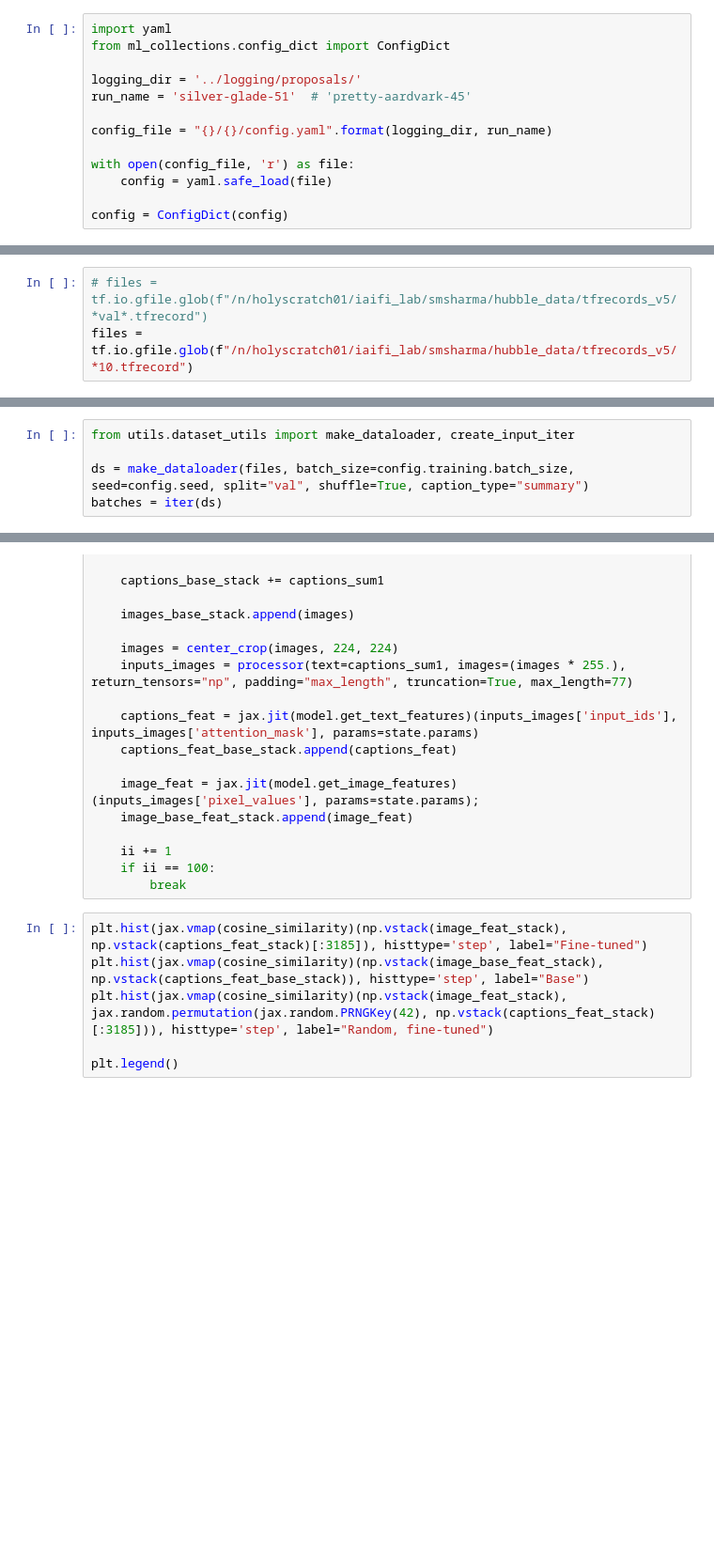
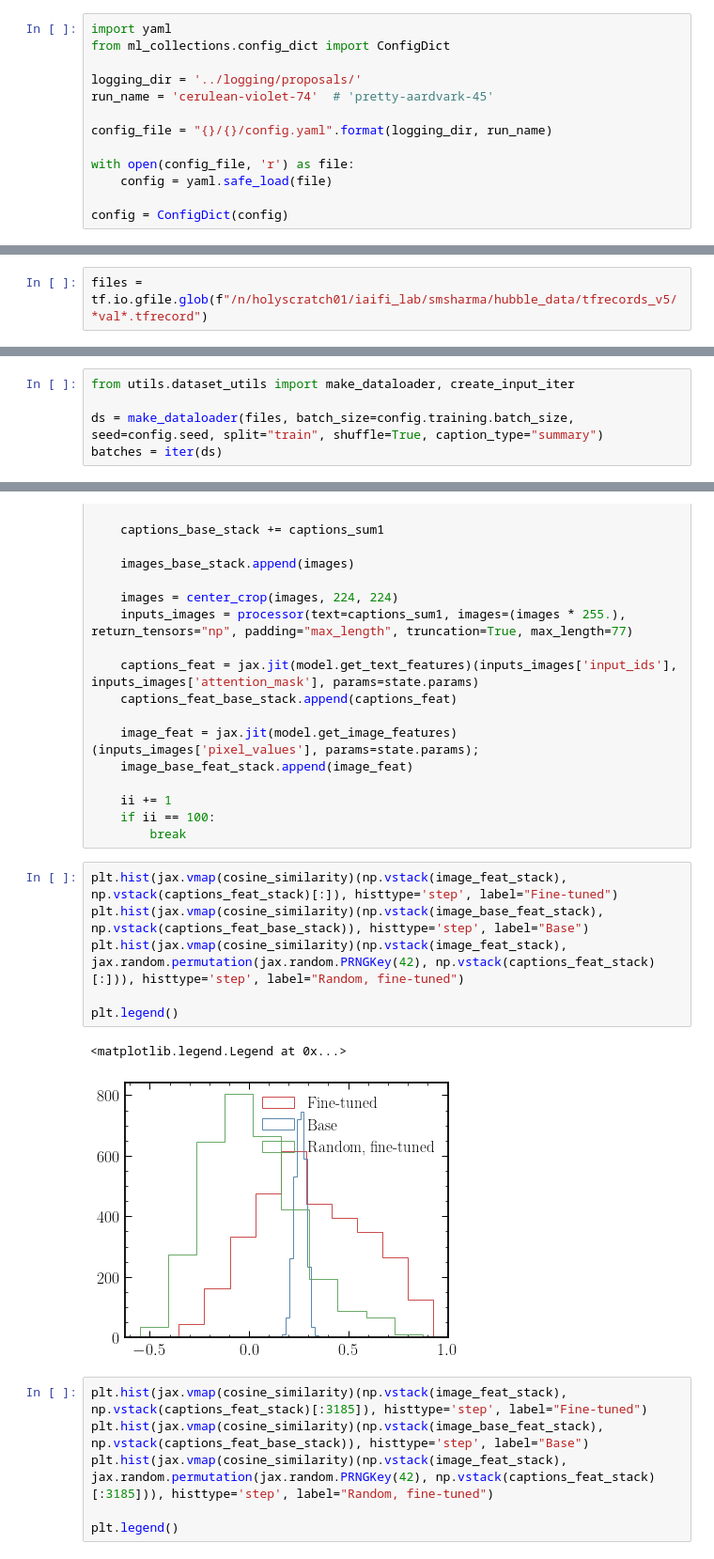
Before and after one commit to smsharma/PAPERCLIP-Hubble, a Jupyter notebook: notebooks/09_dot_product_eval.ipynb, the cells around one changed output, grey strips where cells are left out. Shown at 94% size. Drawn from its saved outputs; the diff is of its cells as text; blank space fills up the shorter version.

Commit message:
Model train on Sum1 gives worse dot products

```diff
--- a/notebooks/09_dot_product_eval.ipynb
+++ b/notebooks/09_dot_product_eval.ipynb
@@ -46,7 +46,7 @@ import yaml
 from ml_collections.config_dict import ConfigDict
 
 logging_dir = '../logging/proposals/'
-run_name = 'silver-glade-51'  # 'pretty-aardvark-45'
+run_name = 'cerulean-violet-74'  # 'pretty-aardvark-45'
 
 config_file = "{}/{}/config.yaml".format(logging_dir, run_name)
 
@@ -132,8 +106,7 @@ def cosine_similarity(vec1, vec2):
 # %%
 from tqdm import tqdm
 # %%
-# files = tf.io.gfile.glob(f"/n/holyscratch01/iaifi_lab/smsharma/hubble_data/tfrecords_v5/*val*.tfrecord")
-files = tf.io.gfile.glob(f"/n/holyscratch01/iaifi_lab/smsharma/hubble_data/tfrecords_v5/*10.tfrecord")
+files = tf.io.gfile.glob(f"/n/holyscratch01/iaifi_lab/smsharma/hubble_data/tfrecords_v5/*val*.tfrecord")
 # %%
 from utils.dataset_utils import make_dataloader, create_input_iter
 
@@ -240,7 +213,7 @@ Array([1847, 2682, 1844, ...,  191,  187, 2987], dtype=int32)
 # %%
 from utils.dataset_utils import make_dataloader, create_input_iter
 
-ds = make_dataloader(files, batch_size=config.training.batch_size, seed=config.seed, split="val", shuffle=True, caption_type="summary")
+ds = make_dataloader(files, batch_size=config.training.batch_size, seed=config.seed, split="train", shuffle=True, caption_type="summary")
 batches = iter(ds)
 # %%
 images, captions = next(batches)
@@ -365,6 +338,15 @@ for (images, captions) in tqdm(batches, total=100):
     ii += 1
     if ii == 100:
         break
+# %%
+plt.hist(jax.vmap(cosine_similarity)(np.vstack(image_feat_stack), np.vstack(captions_feat_stack)[:]), histtype='step', label="Fine-tuned")
+plt.hist(jax.vmap(cosine_similarity)(np.vstack(image_base_feat_stack), np.vstack(captions_feat_base_stack)), histtype='step', label="Base")
+plt.hist(jax.vmap(cosine_similarity)(np.vstack(image_feat_stack), jax.random.permutation(jax.random.PRNGKey(42), np.vstack(captions_feat_stack)[:])), histtype='step', label="Random, fine-tuned")
+
+plt.legend()
+# %% [output]
+<matplotlib.legend.Legend at 0x...>
+[figure, added]
 # %%
 plt.hist(jax.vmap(cosine_similarity)(np.vstack(image_feat_stack), np.vstack(captions_feat_stack)[:3185]), histtype='step', label="Fine-tuned")
 plt.hist(jax.vmap(cosine_similarity)(np.vstack(image_base_feat_stack), np.vstack(captions_feat_base_stack)), histtype='step', label="Base")
```
Also changed, not shown: parts of 5 cells of this notebook, 1 other file.
